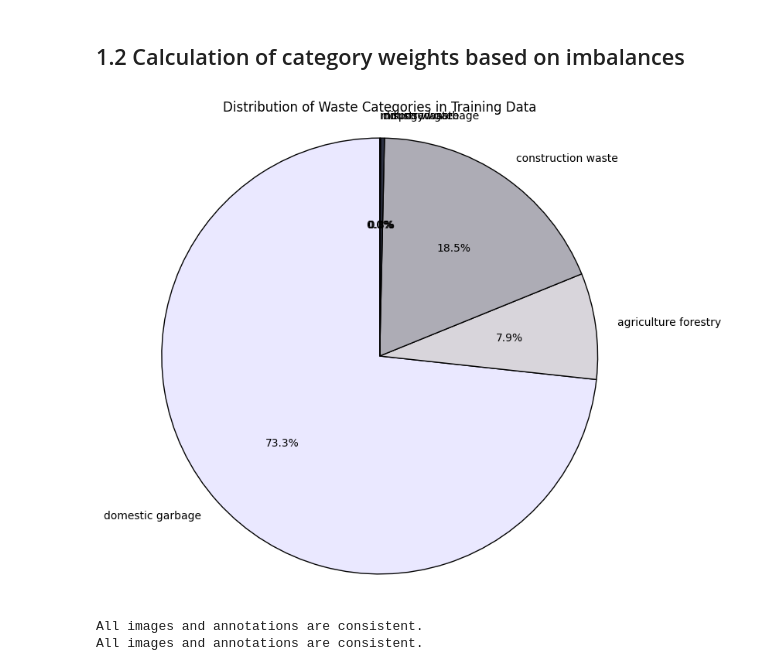
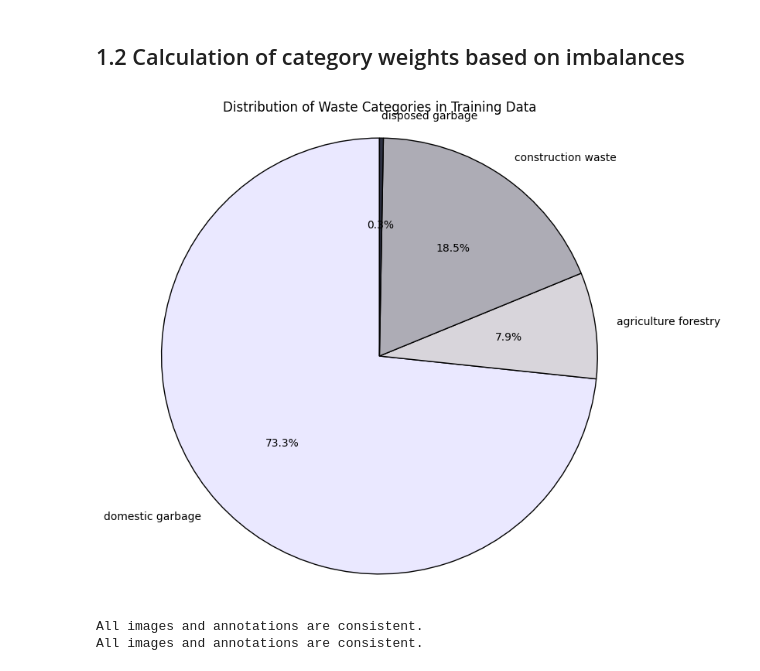
Before and after one commit to Doloreszjx/9444_Dumpsite_Monitoring, a Jupyter notebook: 9444_dumpsite_yolov8.ipynb, the cells around one changed output. Drawn from its saved outputs; the diff is of its cells as text; code cells hidden in the pictures.

```diff
--- a/9444_dumpsite_yolov8.ipynb
+++ b/9444_dumpsite_yolov8.ipynb
@@ -130,24 +155,24 @@ dtype: int64
 # %%
 # Percentage of each category of visualization
 # Create a pie chart
 plt.figure(figsize=(8, 8))  # Optional: to make the pie chart bigger
 
-plt.pie([2301, 247, 581, 9, 1, 1],
+plt.pie([2301, 247, 581, 9],
     labels=list(label_name[name] for name in name_number.keys()),
     autopct='%1.1f%%',  # Display percentage with one decimal place
     startangle=90,      # Rotate the start of the pie chart
     wedgeprops={'edgecolor': 'black'},  # Add border to slices for clarity
     colors=['#EAE8FF','#D8D5DB','#ADACB5','#2D3142', '#B0D7FF', '#FFB3E6'])  # Custom colors
 
 plt.axis('equal')  # Equal aspect ratio ensures that pie is drawn as a circle.
 
 # Title (Optional)
 plt.title('Distribution of Waste Categories in Training Data')
 
 # Show the pie chart
 plt.show()
 # %% [output]
-[figure, old version]
+[figure, new version]
 # %%
 def check_image_annotation_consistency(image_dir, annotation_dir):
     image_files = set([os.path.splitext(f)[0] for f in os.listdir(image_dir)])
```
Also changed, not shown: parts of 8 cells of this notebook.
